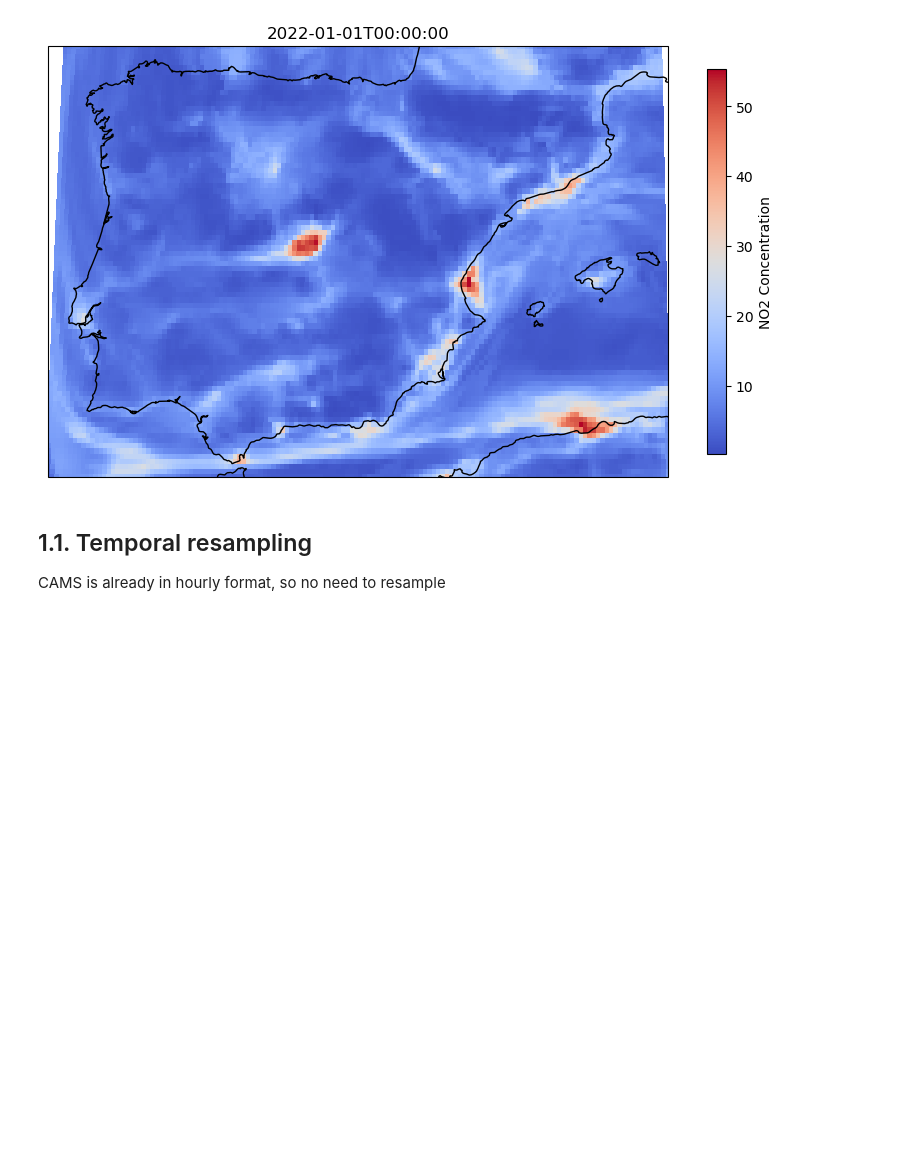
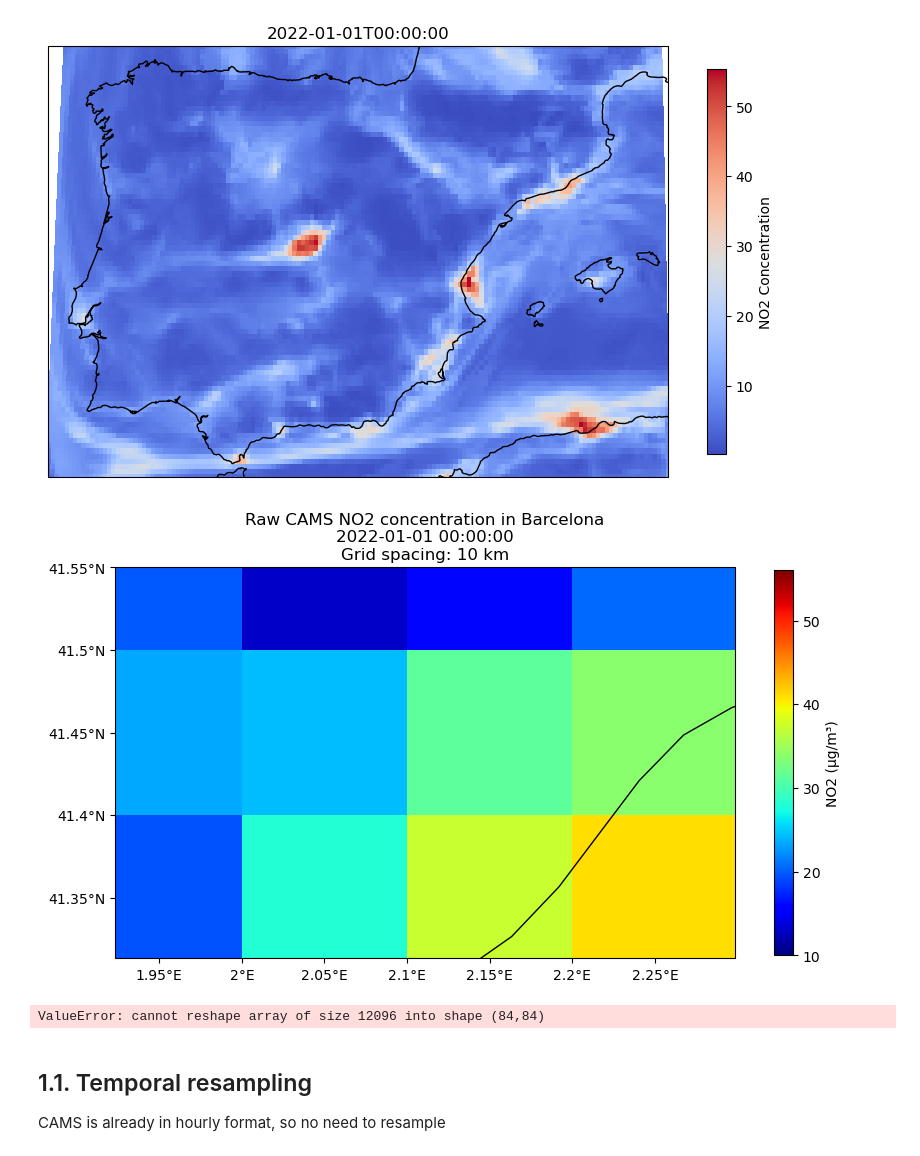
Before and after one commit to ECMWFCode4Earth/cams_downscaling, a Jupyter notebook: model_exploration/data_exploration.ipynb, the cells around one changed output. Saved outputs shown, nothing was run; the diff lists cells and outputs as text; code cells hidden in the pictures; blank space fills up the shorter version.

```diff
--- a/model_exploration/data_exploration.ipynb
+++ b/model_exploration/data_exploration.ipynb
@@ -86,6 +86,63 @@ plt.title('2022-01-01T00:00:00')
 plt.show()
 # %% [output]
 [figure]
+# %%
+from cartopy.mpl.gridliner import LongitudeFormatter, LatitudeFormatter
+hour = pd.to_datetime('2022-01-01T00:00:00')
+data = cams[hour, :, :].values['no2']
+
+cluster = 108
+
+bbox = { "min_lat": 41.3135,
+         "min_lon": 1.9232,
+         "max_lat": 41.518193,
+         "max_lon": 2.298418
+        } # Barcelona
+
+# Define the extent
+extent = (bbox['min_lon'], bbox['max_lon'], bbox['min_lat'], bbox['max_lat'])
+
+# Create a meshgrid for the coordinates
+lon, lat = np.meshgrid(cams.lon, cams.lat)
+
+# Plotting
+fig = plt.figure(figsize=(10, 10))
+ax = plt.axes(projection=ccrs.PlateCarree())
+ax.coastlines(resolution="10m") # type: ignore
+
+ax.set_extent(extent, crs=ccrs.PlateCarree()) # type: ignore
+
+# Using pcolormesh for accurate pixel plotting
+im = ax.pcolormesh(lon, lat, data.squeeze(), cmap=plt.cm.jet, transform=ccrs.PlateCarree(), vmin=10, vmax=56)
+# im = ax.imshow(data.squeeze(), cmap=plt.cm.jet, transform=ccrs.PlateCarree(), extent=extent, origin='lower')
+
+# Set the extent of the map
+ax.set_extent(extent, crs=ccrs.PlateCarree()) # type: ignore
+
+# Add a colorbar
+cbar = plt.colorbar(im, ax=ax, orientation='vertical', shrink=0.5, pad=0.05)
+cbar.set_label('NO2 (µg/m³)')
+
+# Set the title
+plt.title(f"Raw CAMS NO2 concentration in {config['places']['cluster_names'][cluster]}\n"
+    + hour.strftime('%Y-%m-%d %H:%M:%S') + f'\nGrid spacing: 10 km')
+
+# Add lats and lons to the axis
+ax.set_xticks(np.arange(1.95, 2.3, 0.05), crs=ccrs.PlateCarree())
+ax.set_yticks(np.arange(41.35, 41.6, 0.05), crs=ccrs.PlateCarree())
+lon_formatter = LongitudeFormatter(zero_direction_label=True, transform_precision=0.01)
+lat_formatter = LatitudeFormatter(transform_precision=0.01)
+ax.xaxis.set_major_formatter(lon_formatter)
+ax.yaxis.set_major_formatter(lat_formatter)
+
+# Show the plot
+plt.show()
+# %% [output]
+[figure, added]
+# %%
+data.reshape(len(lat), len(lon))
+# %% [output]
+ValueError: cannot reshape array of size 12096 into shape (84,84)
 # %% [markdown]
 ## 1.1. Temporal resampling
 
```
Also changed, not shown: 37 other files.
